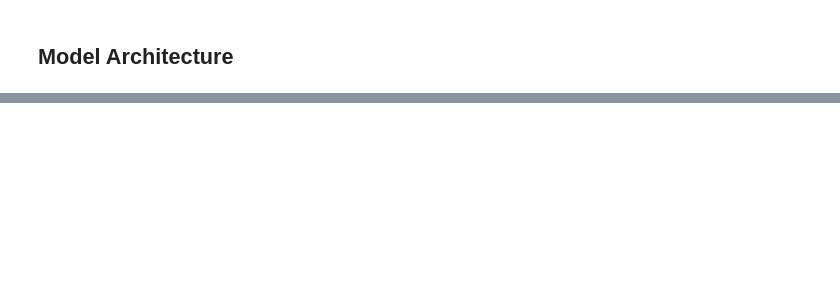
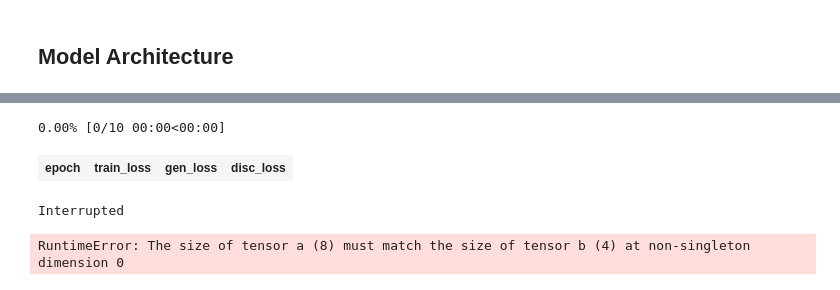
Before and after one commit to divyanshj16/SPADE, a Jupyter notebook: SPADE.ipynb, the cells around one changed output, grey strips where cells are left out. Cells and saved outputs as stored; diff of their text form; code cells hidden in the pictures; blank space fills up the shorter version.

```diff
--- a/SPADE.ipynb
+++ b/SPADE.ipynb
@@ -244,0 +236,7 @@ spadegan.recorder.plot(0,1)
+# %%
+spadegan.fit(epochs=10, lr=slice(1e-3))
+# %% [output]
+0.00% [0/10 00:00<00:00]
+| epoch | train_loss | gen_loss | disc_loss |
+Interrupted
+RuntimeError: The size of tensor a (8) must match the size of tensor b (4) at non-singleton dimension 0
```
Also changed, not shown: parts of 15 cells of this notebook.
